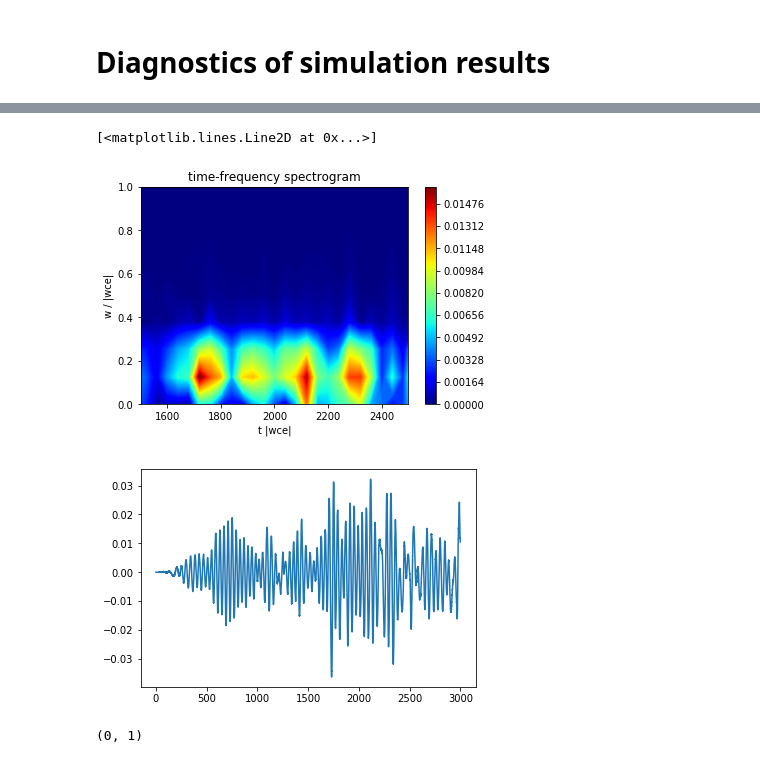
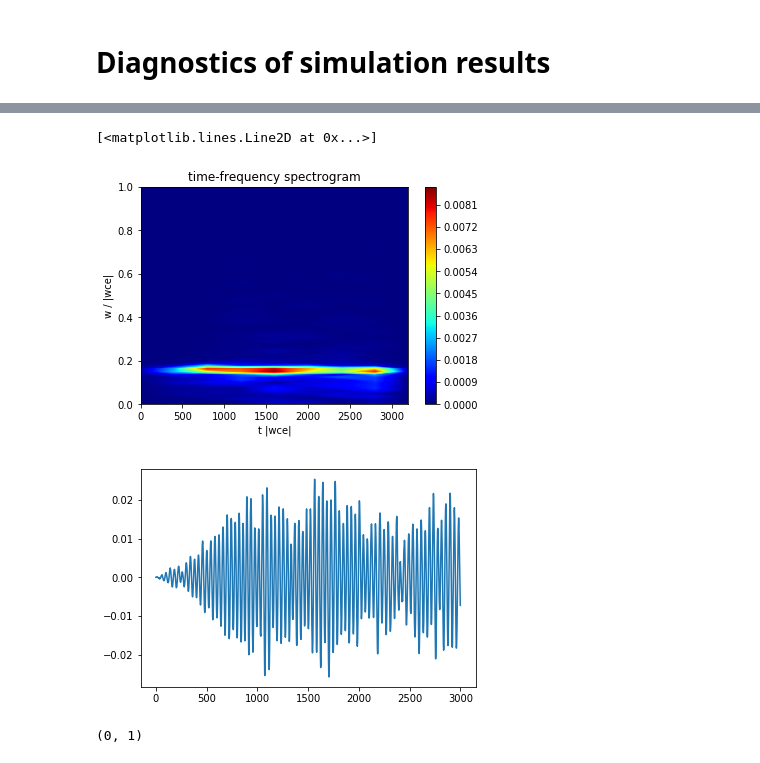
Before and after one commit to ratnania/mhd, a Jupyter notebook: 02_HybridModelling/03_Diagnostics_DF.ipynb, the cells around one changed output, grey strips where cells are left out. Cells and saved outputs as stored; diff of their text form; code cells hidden in the pictures.

```diff
--- a/02_HybridModelling/03_Diagnostics_DF.ipynb
+++ b/02_HybridModelling/03_Diagnostics_DF.ipynb
@@ -9,9 +9,7 @@ import Utilitis_HybridCode as utils
 
 
 # ... import simulation data
-#data = np.loadtxt('Results/01_WavenumberScan/simulation_data_T=400_k=2.0.txt')
-#data = np.loadtxt('Results/simulation_data_T=100_L=2pi_newCode.txt')
-data = np.loadtxt('Results/03_DipoleField/simulation_data_T=3000_L=327.7_xi=8.62e-5.txt')
+data = np.loadtxt('Results/03_DipoleField/simulation_data_T=3000_L=327.7_xi=8.62e-5_2.txt')
 # ...
 # %%
 # ... get simulation parameters
@@ -200,10 +201,9 @@ plt.title('time-frequency spectrogram')
 # %%
-from Utils_Dipole.evaluation import evaluation
-Bx = np.zeros(Nt+1)
+Bx = np.zeros(Nt_data + 1)
 
-for i in range(0,Nt+1):
-    if i%50 == 0:
+for i in range(0, Nt_data + 1):
+    if i%500 == 0:
         print(i)
-    Bx[i] = evaluation(bjx[i],basis,Lz/2,p,bcs_f)
+    Bx[i] = utils.evaluation(bjx[i], basis, zj, np.array([Lz/2 - 25]), bcs_f)
 # %% [output]
 0
@@ -226,31 +216,31 @@ for i in range(0,Nt+1):
 # %%
 # ... compute time-frequency spectrum
-f, t, Sxx = np.abs(signal.stft(Bx,1/dt,nperseg=500,noverlap=100,nfft=None))
+f, t, Sxx = np.abs(signal.stft(Bx, 1/dt_data, nperseg = 500, noverlap = 100, nfft = None))
 om = 2*np.pi*f
 lvls = np.logspace(-15,-3,200)
-Time,Omega = np.meshgrid(t,om)
+Time, Omega = np.meshgrid(t, om)
 # .
 
 
-plt.contourf(Time,Omega,Sxx,500,cmap = 'jet')
+plt.contourf(Time, Omega, Sxx, 500, cmap = 'jet')
 #plt.contourf(Time,Omega,Sxx,norm = LogNorm(),levels = lvls, cmap = 'jet')
 #plt.contourf(Time,Omega,Sxx,norm = LogNorm(), cmap = 'jet')
 
 #plt.plot(np.linspace(t[0],t[-1],100),np.ones(100)*omega_r*2,'k--')
 plt.xlabel('t |wce|')
 plt.ylabel('w / |wce|')
 plt.ylim((0,1))
-plt.xlim((1500,2500))
+#plt.xlim((1500,2500))
 plt.colorbar()
 plt.title('time-frequency spectrogram')
 
 plt.figure()
 #plt.plot(tn[10000:18000],Bx[10000:18000])
-plt.plot(tn,Bx)
+plt.plot(tn_data, Bx)
 # %% [output]
 [<matplotlib.lines.Line2D at 0x...>]
-[figure, old version]
+[figure, new version]
-[figure, old version]
+[figure, new version]
 # %%
 Nstart = 10000
 Nend = 18000
```
Also changed, not shown: parts of 9 cells of this notebook, 1 other file.
